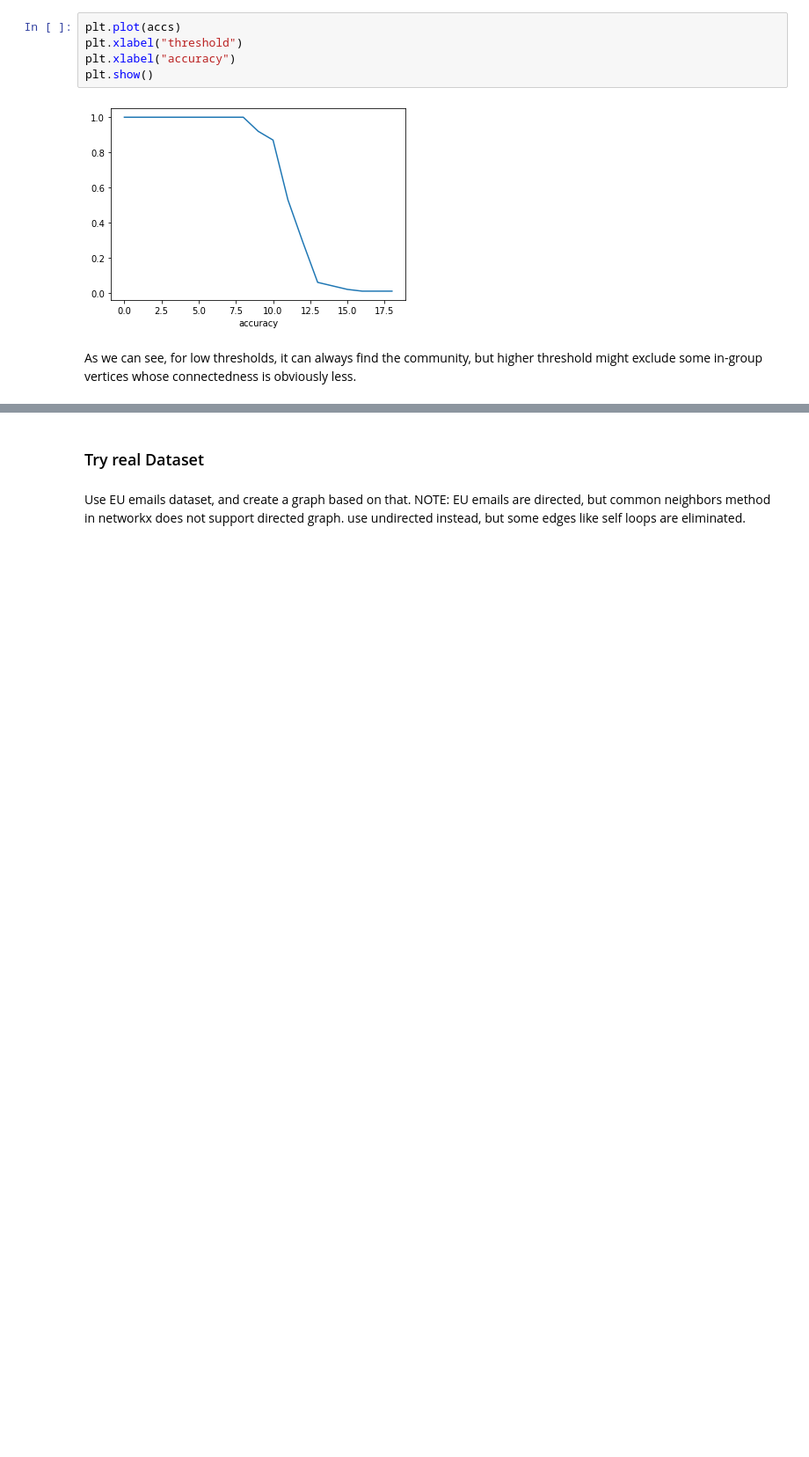
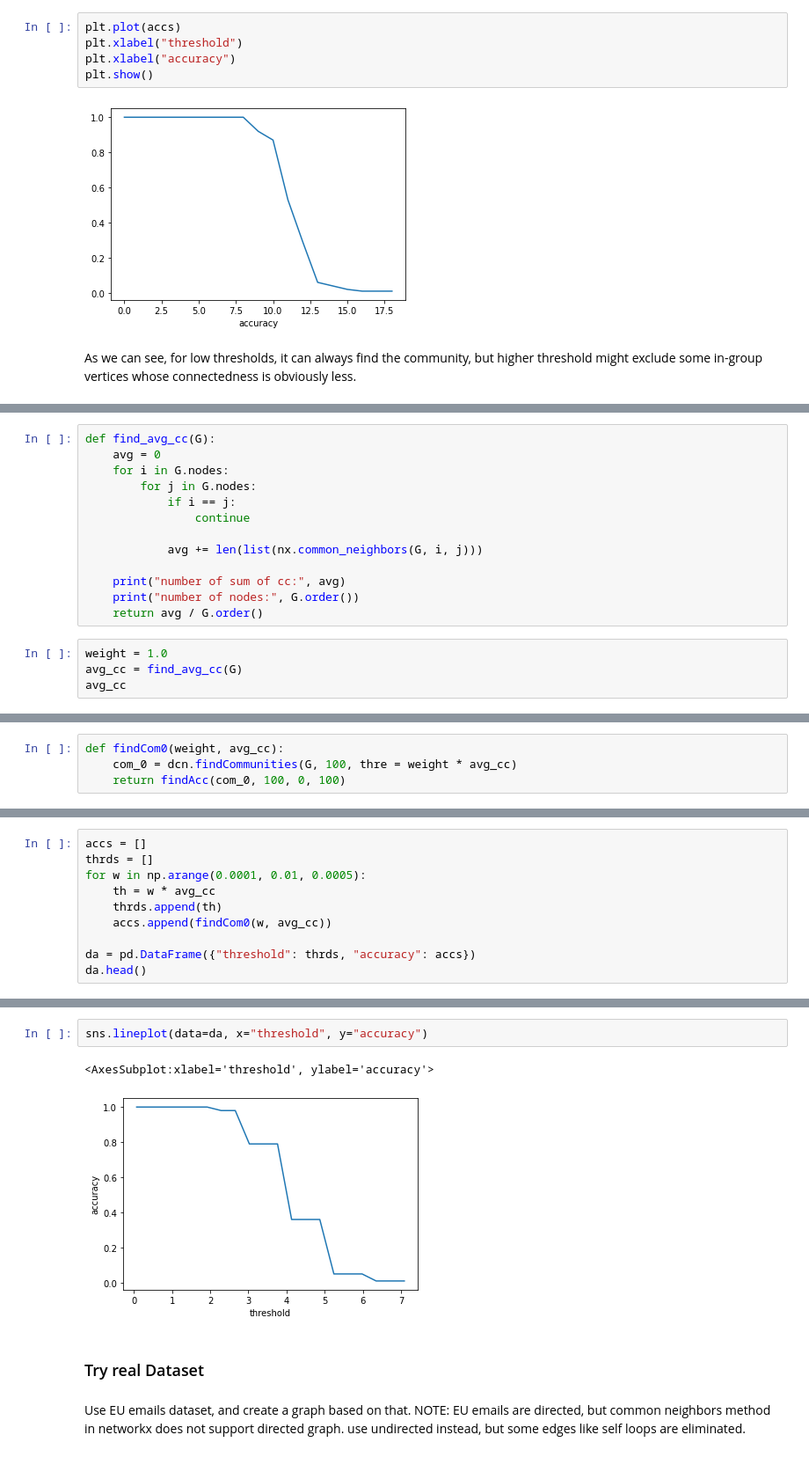
Before and after one commit to hblyx/DSC180_P1_Tom, a Jupyter notebook: common_neighbors_realdataset.ipynb, the cells around one changed output, grey strips where cells are left out. Shown: that part at 88% size. Cells and saved outputs as stored; diff of their text form; blank space fills up the shorter version.

Commit message:
weight_cc

```diff
--- a/common_neighbors_realdataset.ipynb
+++ b/common_neighbors_realdataset.ipynb
@@ -117,0 +174,17 @@ As we can see, for low thresholds, it can always find the community, but higher
+# %%
+def find_avg_cc(G):
+    avg = 0
+    for i in G.nodes:
+        for j in G.nodes:
+            if i == j:
+                continue
+
+            avg += len(list(nx.common_neighbors(G, i, j)))
+
+    print("number of sum of cc:", avg)
+    print("number of nodes:", G.order())
+    return avg / G.order()
+# %%
+weight = 1.0
+avg_cc = find_avg_cc(G)
+avg_cc
@@ -117,0 +195,4 @@ As we can see, for low thresholds, it can always find the community, but higher
+# %%
+def findCom0(weight, avg_cc):
+    com_0 = dcn.findCommunities(G, 100, thre = weight * avg_cc)
+    return findAcc(com_0, 100, 0, 100)
@@ -117,0 +207,10 @@ As we can see, for low thresholds, it can always find the community, but higher
+# %%
+accs = []
+thrds = []
+for w in np.arange(0.0001, 0.01, 0.0005):
+    th = w * avg_cc
+    thrds.append(th)
+    accs.append(findCom0(w, avg_cc))
+
+da = pd.DataFrame({"threshold": thrds, "accuracy": accs})
+da.head()
@@ -118,3 +224,8 @@ As we can see, for low thresholds, it can always find the community, but higher
+# %%
+sns.lineplot(data=da, x="threshold", y="accuracy")
+# %% [output]
+<AxesSubplot:xlabel='threshold', ylabel='accuracy'>
+[figure, added]
 # %% [markdown]
 ### Try real Dataset
 # %% [markdown]
```
Also changed, not shown: parts of 17 cells of this notebook, 1 other file.
